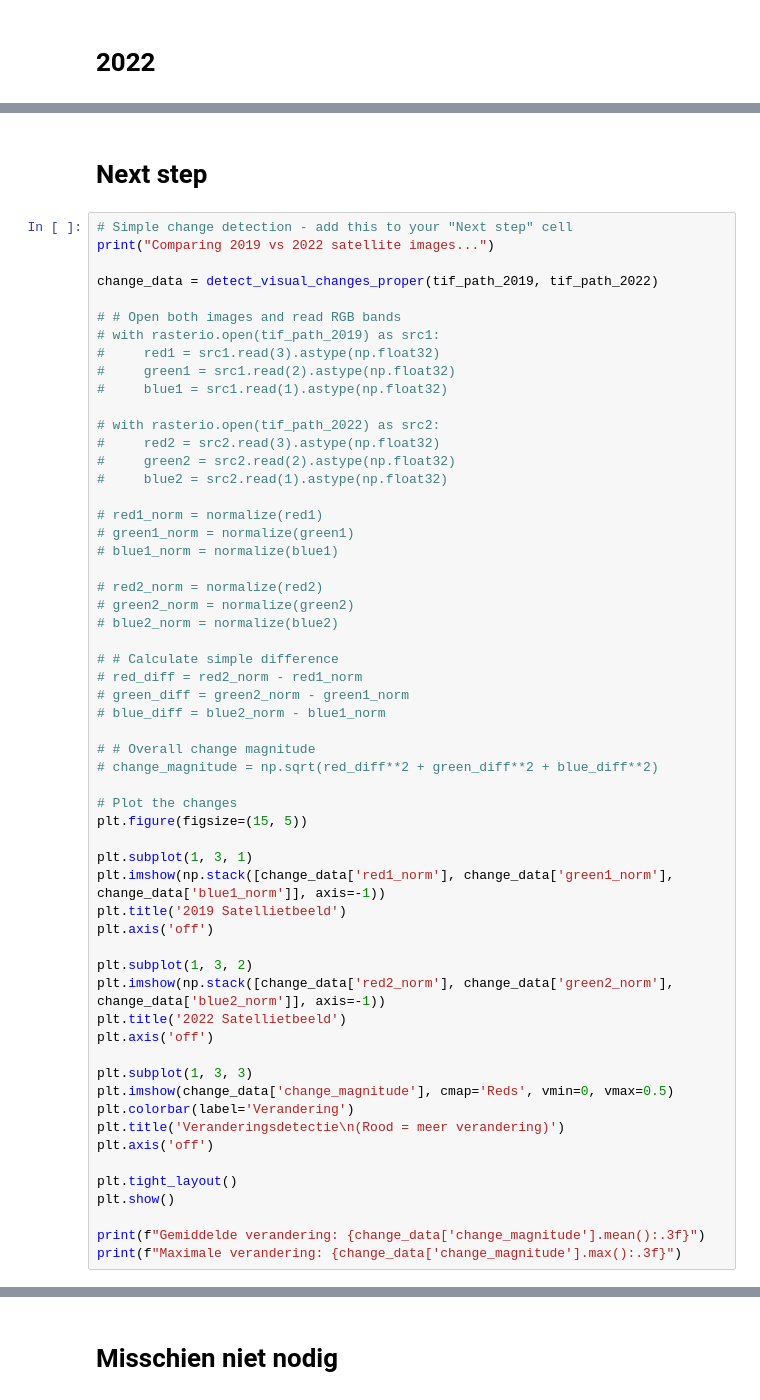
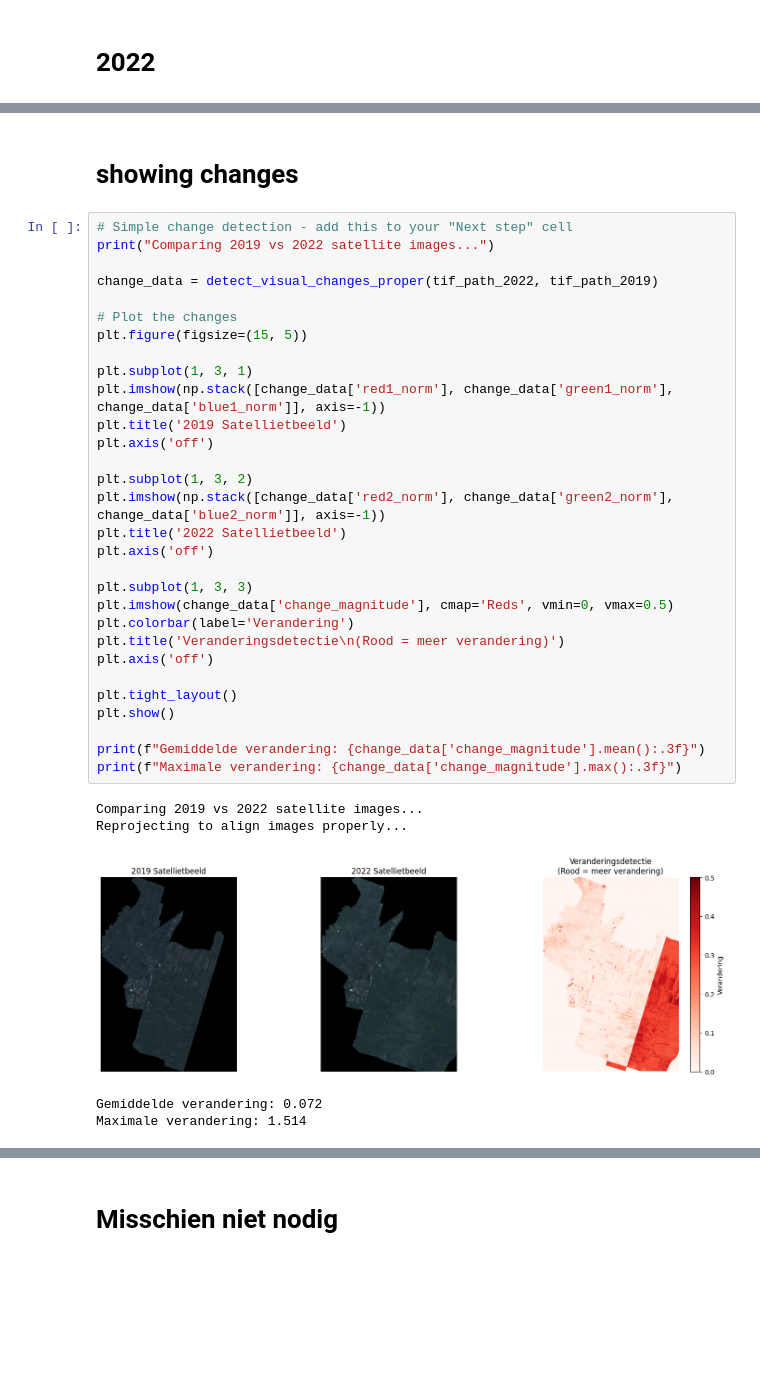
Before and after one commit to MunibOzdemir/Project-Digital-Twin, a Jupyter notebook: src/Project.ipynb, the cells around one changed output, grey strips where cells are left out. Drawn from its saved outputs; the diff is of its cells as text; blank space fills up the shorter version.

```diff
--- a/src/Project.ipynb
+++ b/src/Project.ipynb
@@ -165,59 +260,38 @@ plt.show()
 # %% [markdown]
-# Next step
+# showing changes
 # %%
 # Simple change detection - add this to your "Next step" cell
 print("Comparing 2019 vs 2022 satellite images...")
 
-change_data = detect_visual_changes_proper(tif_path_2019, tif_path_2022)
-
-# # Open both images and read RGB bands
-# with rasterio.open(tif_path_2019) as src1:
-#     red1 = src1.read(3).astype(np.float32)
-#     green1 = src1.read(2).astype(np.float32)
-#     blue1 = src1.read(1).astype(np.float32)
-
-# with rasterio.open(tif_path_2022) as src2:
-#     red2 = src2.read(3).astype(np.float32)
-#     green2 = src2.read(2).astype(np.float32)
-#     blue2 = src2.read(1).astype(np.float32)
-
-# red1_norm = normalize(red1)
-# green1_norm = normalize(green1)
-# blue1_norm = normalize(blue1)
-
-# red2_norm = normalize(red2)
-# green2_norm = normalize(green2)
-# blue2_norm = normalize(blue2)
-
-# # Calculate simple difference
-# red_diff = red2_norm - red1_norm
-# green_diff = green2_norm - green1_norm
-# blue_diff = blue2_norm - blue1_norm
-
-# # Overall change magnitude
-# change_magnitude = np.sqrt(red_diff**2 + green_diff**2 + blue_diff**2)
+change_data = detect_visual_changes_proper(tif_path_2022, tif_path_2019)
 
 # Plot the changes
 plt.figure(figsize=(15, 5))
 
 plt.subplot(1, 3, 1)
 plt.imshow(np.stack([change_data['red1_norm'], change_data['green1_norm'], change_data['blue1_norm']], axis=-1))
 plt.title('2019 Satellietbeeld')
 plt.axis('off')
 
 plt.subplot(1, 3, 2)
 plt.imshow(np.stack([change_data['red2_norm'], change_data['green2_norm'], change_data['blue2_norm']], axis=-1))
 plt.title('2022 Satellietbeeld')
 plt.axis('off')
 
 plt.subplot(1, 3, 3)
 plt.imshow(change_data['change_magnitude'], cmap='Reds', vmin=0, vmax=0.5)
 plt.colorbar(label='Verandering')
 plt.title('Veranderingsdetectie\n(Rood = meer verandering)')
 plt.axis('off')
 
 plt.tight_layout()
 plt.show()
 
 print(f"Gemiddelde verandering: {change_data['change_magnitude'].mean():.3f}")
 print(f"Maximale verandering: {change_data['change_magnitude'].max():.3f}")
+# %% [output]
+Comparing 2019 vs 2022 satellite images...
+Reprojecting to align images properly...
+[figure, added]
+Gemiddelde verandering: 0.072
+Maximale verandering: 1.514
```
Also changed, not shown: parts of 14 cells of this notebook, 2 other files.
